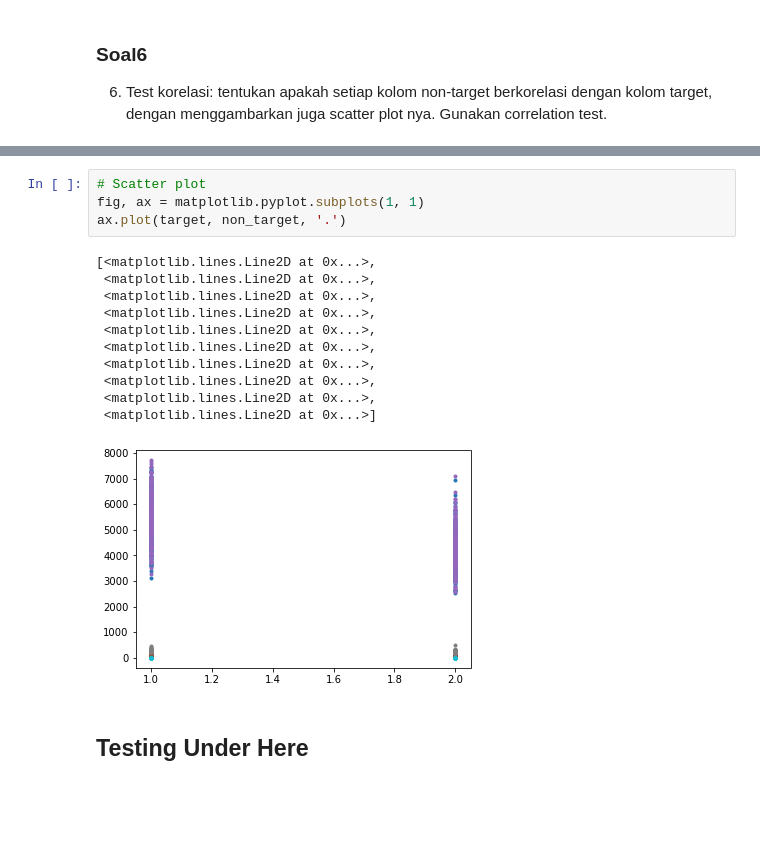
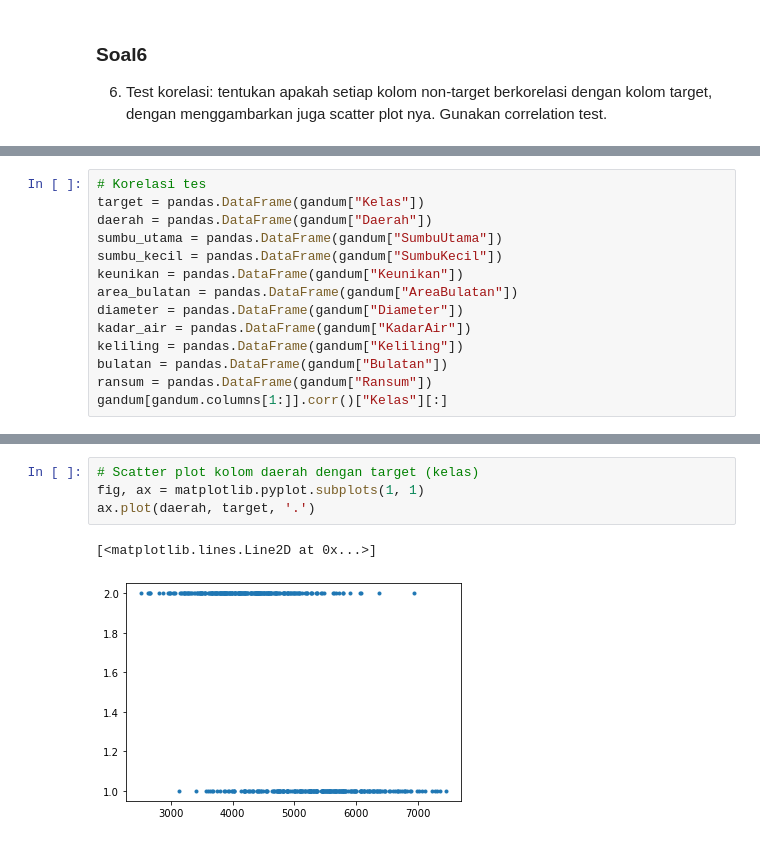
Before and after one commit to naufalsuryasumirat/Tubes_IF2220, a Jupyter notebook: src/K03-T1-IF2220-13519135.ipynb, the cells around one changed output, grey strips where cells are left out. Drawn from its saved outputs; the diff is of its cells as text; blank space fills up the shorter version.

```diff
--- a/src/K03-T1-IF2220-13519135.ipynb
+++ b/src/K03-T1-IF2220-13519135.ipynb
@@ -933,0 +891,14 @@ Name: Kelas, dtype: float64
+# %%
+# Korelasi tes
+target = pandas.DataFrame(gandum["Kelas"])
+daerah = pandas.DataFrame(gandum["Daerah"])
+sumbu_utama = pandas.DataFrame(gandum["SumbuUtama"])
+sumbu_kecil = pandas.DataFrame(gandum["SumbuKecil"])
+keunikan = pandas.DataFrame(gandum["Keunikan"])
+area_bulatan = pandas.DataFrame(gandum["AreaBulatan"])
+diameter = pandas.DataFrame(gandum["Diameter"])
+kadar_air = pandas.DataFrame(gandum["KadarAir"])
+keliling = pandas.DataFrame(gandum["Keliling"])
+bulatan = pandas.DataFrame(gandum["Bulatan"])
+ransum = pandas.DataFrame(gandum["Ransum"])
+gandum[gandum.columns[1:]].corr()["Kelas"][:]
@@ -934,18 +1000,7 @@ Name: Kelas, dtype: float64
 # %%
-# Scatter plot
+# Scatter plot kolom daerah dengan target (kelas)
 fig, ax = matplotlib.pyplot.subplots(1, 1)
-ax.plot(target, non_target, '.')
+ax.plot(daerah, target, '.')
 # %% [output]
-[<matplotlib.lines.Line2D at 0x...>,
- <matplotlib.lines.Line2D at 0x...>,
- <matplotlib.lines.Line2D at 0x...>,
- <matplotlib.lines.Line2D at 0x...>,
- <matplotlib.lines.Line2D at 0x...>,
- <matplotlib.lines.Line2D at 0x...>,
- <matplotlib.lines.Line2D at 0x...>,
- <matplotlib.lines.Line2D at 0x...>,
- <matplotlib.lines.Line2D at 0x...>,
- <matplotlib.lines.Line2D at 0x...>]
+[<matplotlib.lines.Line2D at 0x...>]
-[figure, old version]
+[figure, new version]
-# %% [markdown]
-## Testing Under Here
```
Also changed, not shown: parts of 59 cells of this notebook.
